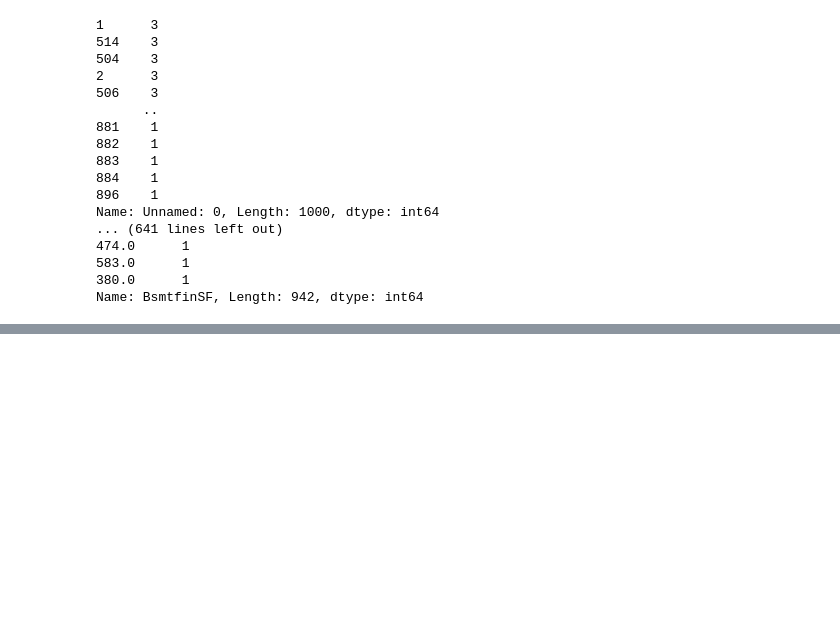
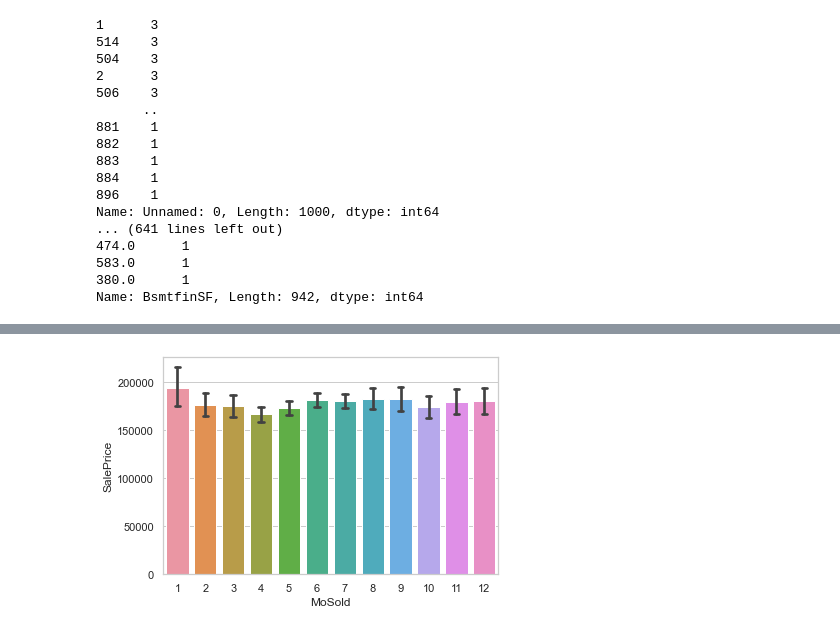
Before and after one commit to mobrien829/ames-ml-project, a Jupyter notebook: Michael/Michael notebook.ipynb, the cells around one changed output, grey strips where cells are left out. Saved outputs shown, nothing was run; the diff lists cells and outputs as text; code cells hidden in the pictures; blank space fills up the shorter version.

Commit message:
did some more price vs time of year eda, all that i found was confirmation that time of sale didn't affect price

```diff
--- a/Michael/Michael notebook.ipynb
+++ b/Michael/Michael notebook.ipynb
@@ -462,0 +481,5 @@ based on what we saw in the ml proposal notebook, larger and smaller homes have
+# %%
+sns.set_theme(style="whitegrid")
+ax = sns.barplot(x="MoSold", y="SalePrice", data=house_prices, capsize=.2)
+# %% [output]
+[figure, added]
```
Also changed, not shown: parts of 27 cells of this notebook.
